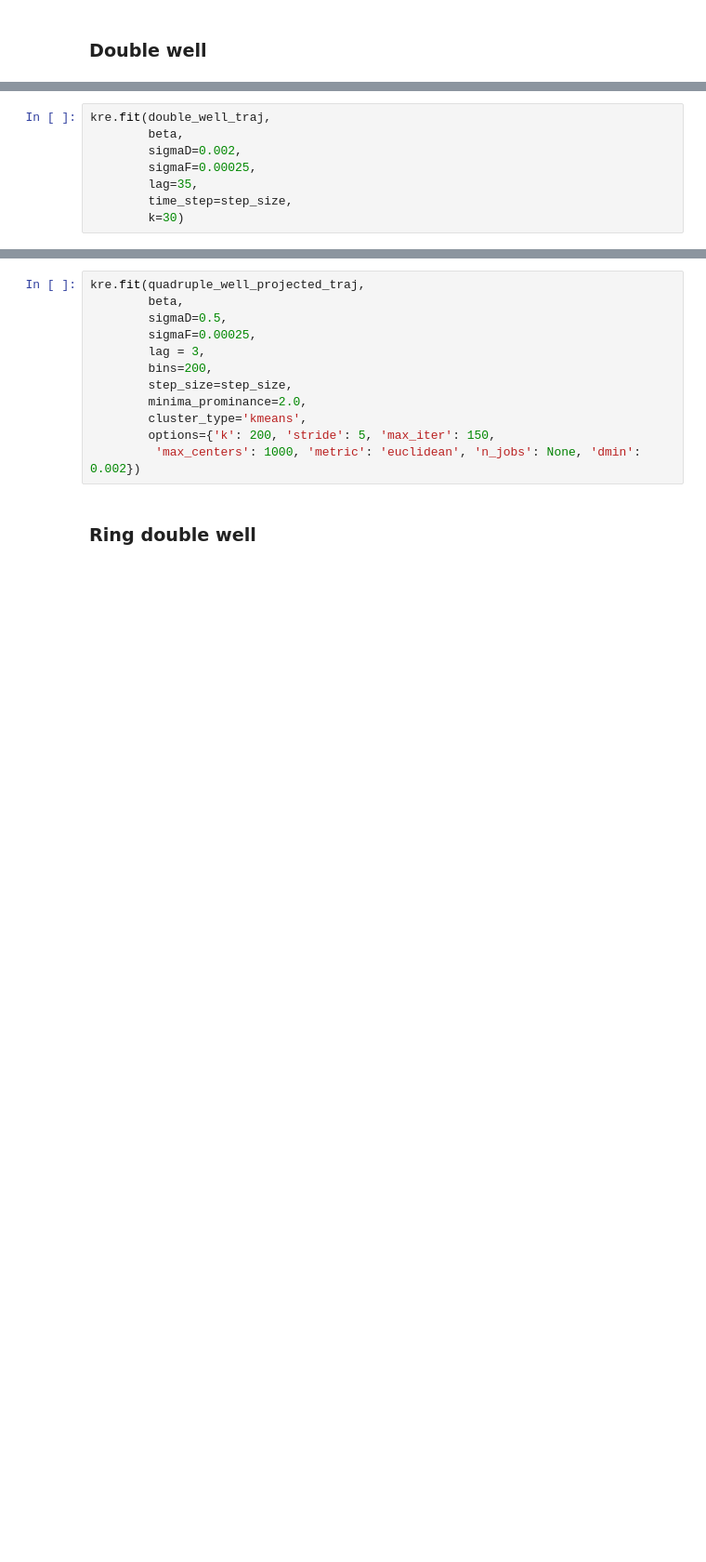
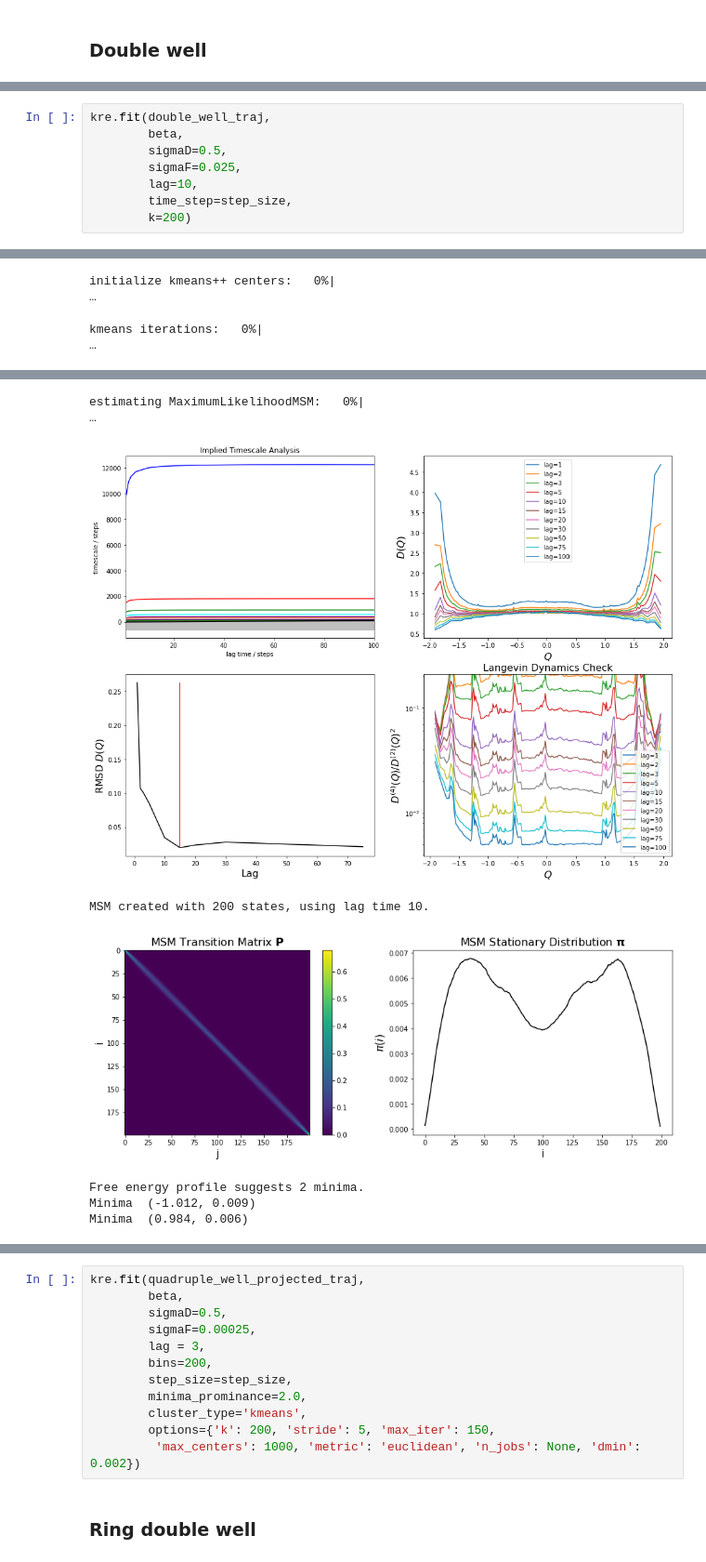
Before and after one commit to dominicp6/mdfeature, a Jupyter notebook: notebooks/EvaluationPipelineOnToyProblems.ipynb, the cells around one changed output, grey strips where cells are left out. Shown at 93% size. Drawn from its saved outputs; the diff is of its cells as text; blank space fills up the shorter version.

```diff
--- a/notebooks/EvaluationPipelineOnToyProblems.ipynb
+++ b/notebooks/EvaluationPipelineOnToyProblems.ipynb
@@ -251,8 +128,9 @@ correlation_coefficients_check(beta, double_well_potential, discrete_traj, clust
 # %%
 kre.fit(double_well_traj,
         beta,
-        sigmaD=0.002,
-        sigmaF=0.00025,
-        lag=35,
+        sigmaD=0.5,
+        sigmaF=0.025,
+        lag=10,
         time_step=step_size,
-        k=30)
+        k=200)
+# %% [output]
@@ -258,0 +138,2 @@ kre.fit(double_well_traj,
+initialize kmeans++ centers:   0%|                                                                            …
+kmeans iterations:   0%|                                                                                      …
@@ -258,0 +141,7 @@ kre.fit(double_well_traj,
+estimating MaximumLikelihoodMSM:   0%|                                                                        …
+[figure, added]
+MSM created with 200 states, using lag time 10.
+[figure, added]
+Free energy profile suggests 2 minima.
+Minima  (-1.012, 0.009)
+Minima  (0.984, 0.006)
```
Also changed, not shown: parts of 32 cells of this notebook, 5 other files.
